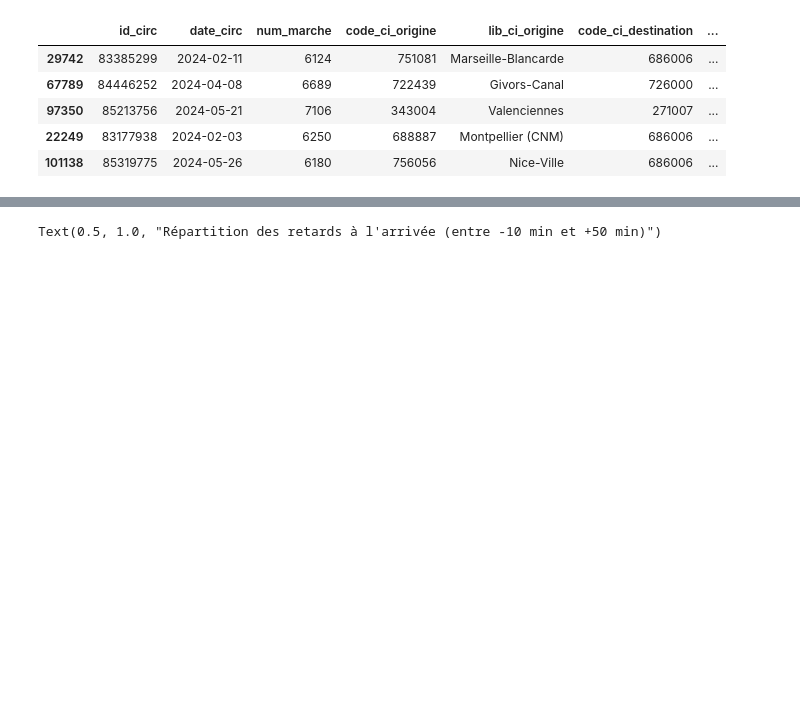
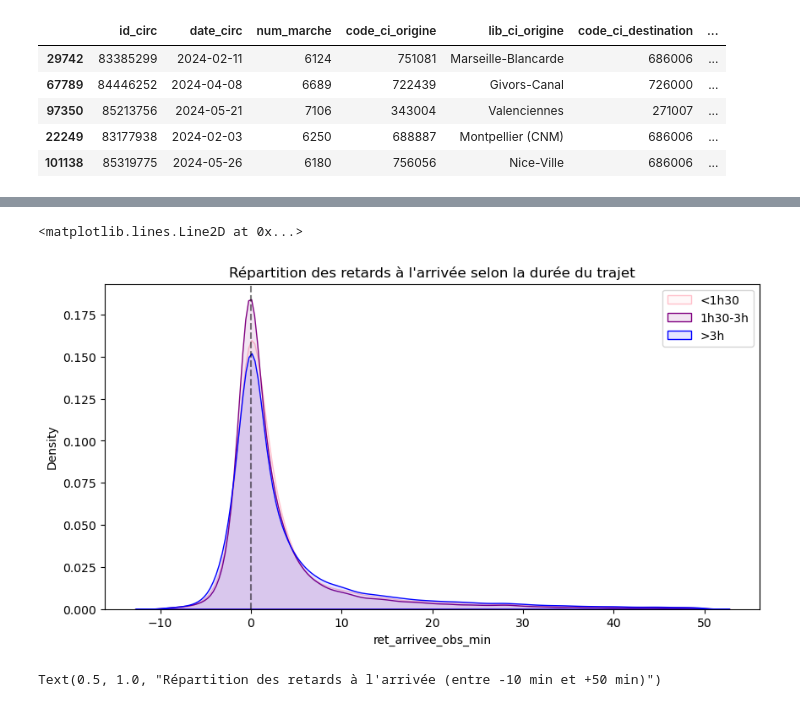
Before and after one commit to Gallien-e/analyse-retard-sncf, a Jupyter notebook: notebooks/2-EDA.ipynb, the cells around one changed output, grey strips where cells are left out. Saved outputs shown, nothing was run; the diff lists cells and outputs as text; code cells hidden in the pictures; blank space fills up the shorter version.

```diff
--- a/notebooks/2-EDA.ipynb
+++ b/notebooks/2-EDA.ipynb
@@ -34,3 +47,17 @@ df.sort_values(by='ret_depart_obs_min', ascending=True).head()
+# %%
+# Répartition des retards à l'arrivée selon la durée du Trajet
+plt.figure(figsize=(10,5))
+sns.kdeplot(data=df[(df['ret_arrivee_obs_min'] >= -10) & (df['ret_arrivee_obs_min'] <= 50) & (df['duree_theorique_cat'] == '<1h30')], x='ret_arrivee_obs_min', fill=True, color='pink', alpha=0.1)
+sns.kdeplot(data=df[(df['ret_arrivee_obs_min'] >= -10) & (df['ret_arrivee_obs_min'] <= 50) & (df['duree_theorique_cat'] == '1h30-3h')], x='ret_arrivee_obs_min', fill=True, color='purple', alpha=0.1)
+sns.kdeplot(data=df[(df['ret_arrivee_obs_min'] >= -10) & (df['ret_arrivee_obs_min'] <= 50) & (df['duree_theorique_cat'] == '>3h')], x='ret_arrivee_obs_min', fill=True, color='blue', alpha=0.1)
+plt.legend(['<1h30', '1h30-3h', '>3h'])
+plt.title("Répartition des retards à l'arrivée selon la durée du trajet")
+plt.axvline(x=0, color='k', linestyle='--', alpha=0.5)
+
+# constat : les trains de 3 h sont légèrement plus en retard (autant au départ qu'à l'arrivée), mais c'est subtil
+# %% [output]
+<matplotlib.lines.Line2D at 0x...>
+[figure, added]
 # %%
 # Réparatition des retards à l'arrivée
 plt.figure(figsize=(8,3))
```
Also changed, not shown: parts of 20 cells of this notebook, 1 other file.
